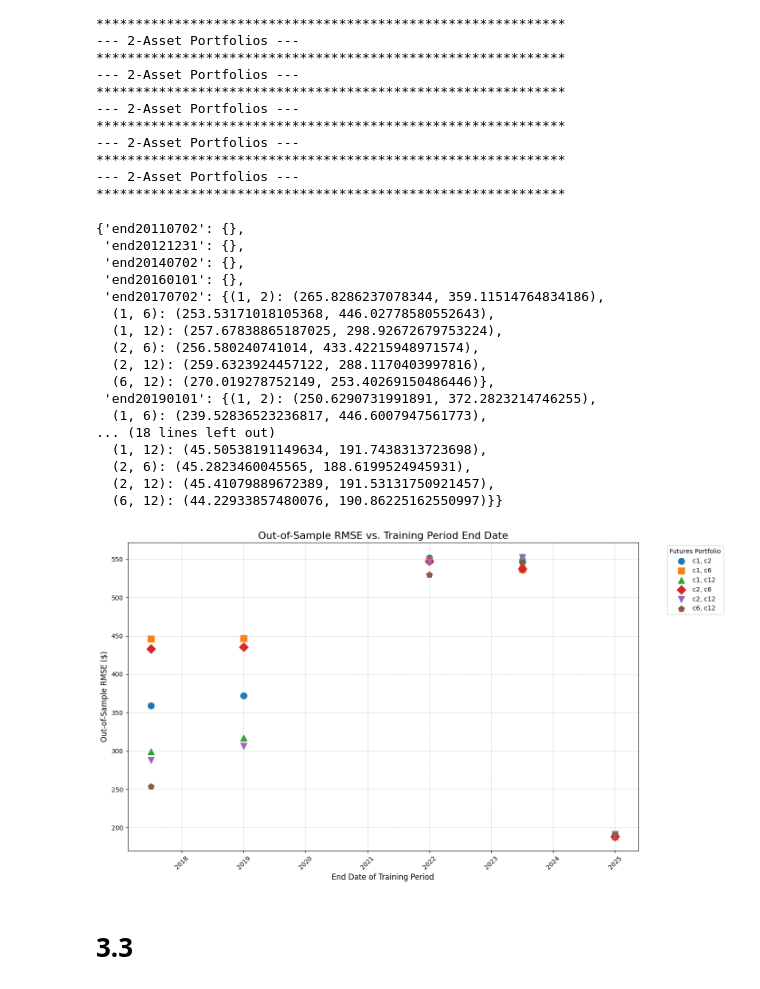
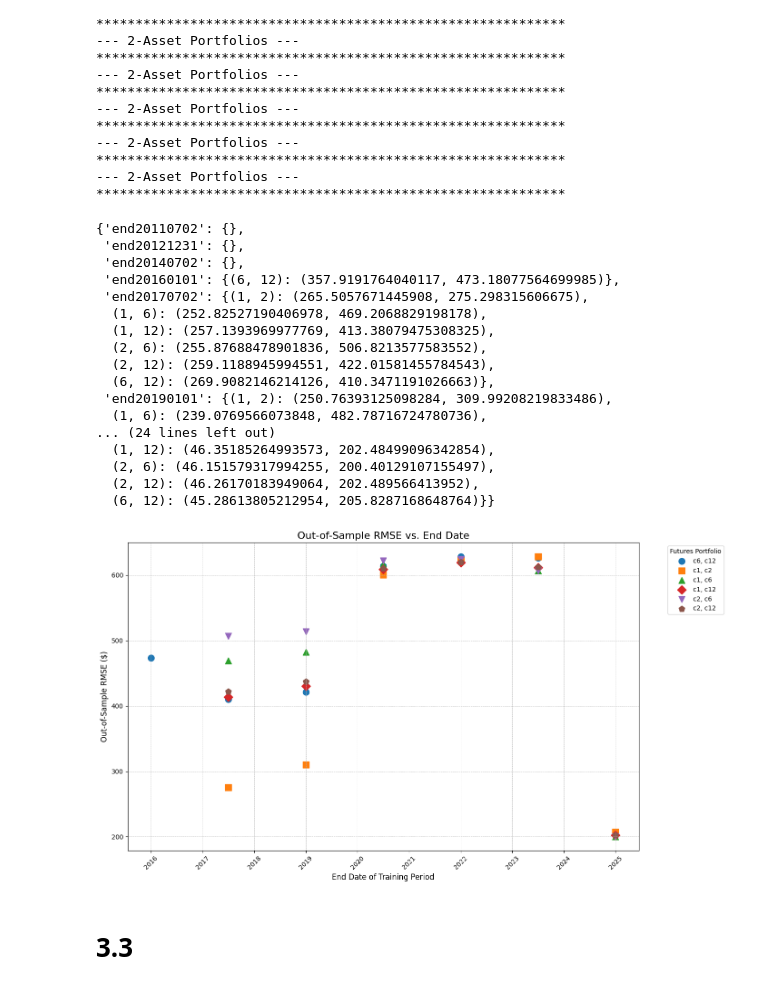
Before and after one commit to joeHollander/ETF-Research, a Jupyter notebook: main.ipynb, the cells around one changed output. Drawn from its saved outputs; the diff is of its cells as text; code cells hidden in the pictures.

Commit message:
dynamic replication

```diff
--- a/main.ipynb
+++ b/main.ipynb
@@ -318,7 +318,7 @@ unadj_contracts['c2'].loc["2025-7-25":]
 | 2025-07-30 00:00:00+00:00 | 35 | 1 | 42025107 | 3343.9 | 3346.4 | 3278.9 | 3295.4 | 3268 | GCU5 | ... |
 | 2025-07-31 00:00:00+00:00 | 35 | 1 | 42025107 | 3294.5 | 3325.1 | 3292.1 | 3298.6 | 2686 | GCU5 | ... |
 # %%
-def static_replication(maturities, contracts_df, spot_series, effr_series, start_date=None, end_date=None, verbose=False):
+def static_replication(maturities, contracts_df, spot_series, effr_series, start_date=None, end_date=None, verbose=False, variable_split_date=False):
     """
     Calculates optimal replication weights for a given set of futures maturities.
 
@@ -354,9 +354,14 @@ def static_replication(maturities, contracts_df, spot_series, effr_series, start
     analysis_df = aligned_prices[portfolio_keys + [benchmark_key]].dropna()
 
     # Step 3: Train/Test split
-    split_date = datetime.datetime(2024, 1, 1, tzinfo=pytz.UTC)
-    train_idx = analysis_df.index[analysis_df.index < split_date]
-    test_idx = analysis_df.index[analysis_df.index >= split_date]
+    if variable_split_date:
+        split_len = round(0.9 * len(analysis_df))
+        train_idx = analysis_df.iloc[:split_len].index
+        test_idx =  analysis_df.iloc[split_len:].index
+    else:
+        split_date = datetime.datetime(2024, 1, 1, tzinfo=pytz.UTC)
+        train_idx = analysis_df.index[analysis_df.index < split_date]
+        test_idx = analysis_df.index[analysis_df.index >= split_date]
 
     # Step 4: Normalize prices and solve for optimal weights
     base_prices = analysis_df.iloc[0]
@@ -396,7 +401,7 @@ def static_replication(maturities, contracts_df, spot_series, effr_series, start
     }
     return results
 # %%
-def run_and_print_replications(contracts, spot, effr, num_instruments_iter=range(1, 5), error_version=False):
+def run_and_print_replications(contracts, spot, effr, num_instruments_iter=range(1, 5), error_version=False, variable_split_date=False):
     """
     Runs static replication for 1, 2, 3, and 4-asset portfolios and prints the results.
 
@@ -411,7 +416,7 @@ def run_and_print_replications(contracts, spot, effr, num_instruments_iter=range
         for i in num_instruments_iter:
             print(f"--- {i}-Asset Portfolios ---")
             for maturities in combinations(all_maturities, i):
-                result = static_replication(maturities, contracts, spot, effr)
+                result = static_replication(maturities, contracts, spot, effr, variable_split_date=variable_split_date)
                 if result:
                     mat_str = ', '.join(f"c{m}" for m in maturities)
                     weights_str = [f'{w:.5f}' for w in result['weights'].values()]
@@ -425,7 +430,7 @@ def run_and_print_replications(contracts, spot, effr, num_instruments_iter=range
         for i in num_instruments_iter:
             print(f"--- {i}-Asset Portfolios ---")
             for maturities in combinations(all_maturities, i):
-                result = static_replication(maturities, contracts, spot, effr)
+                result = static_replication(maturities, contracts, spot, effr, variable_split_date=variable_split_date)
                 if result:
                     mat_str = ', '.join(f"c{m}" for m in maturities)
                     weights_str = [f'{w:.5f}' for w in result['weights'].values()]
@@ -829,7 +834,7 @@ def date_range(start, end, intervals_num):
 leverage_error_dict = {}
 
 for start, end in date_range("2010", "2025", 10):
-    leverage_error_dict[f"end{end}"] =  run_and_print_replications(unadj_contracts, leveraged_benchmarks[f"b2"].loc["2000":end], daily_effr, num_instruments_iter=[2], error_version=True)
+    leverage_error_dict[f"end{end}"] =  run_and_print_replications(unadj_contracts, leveraged_benchmarks[f"b2"].loc["2000":end], daily_effr, num_instruments_iter=[2], error_version=True, variable_split_date=True)
 # %% [output]
 --- 2-Asset Portfolios ---
 ************************************************************
@@ -857,20 +862,20 @@ leverage_error_dict
 {'end20110702': {},
  'end20121231': {},
  'end20140702': {},
- 'end20160101': {},
- 'end20170702': {(1, 2): (265.8286237078344, 359.11514764834186),
-  (1, 6): (253.53171018105368, 446.02778580552643),
-  (1, 12): (257.67838865187025, 298.92672679753224),
-  (2, 6): (256.580240741014, 433.42215948971574),
-  (2, 12): (259.6323924457122, 288.1170403997816),
-  (6, 12): (270.019278752149, 253.40269150486446)},
- 'end20190101': {(1, 2): (250.6290731991891, 372.2823214746255),
-  (1, 6): (239.52836523236817, 446.6007947561773),
-... (18 lines left out)
-  (1, 12): (45.50538191149634, 191.7438313723698),
-  (2, 6): (45.2823460045565, 188.6199524945931),
-  (2, 12): (45.41079889672389, 191.53131750921457),
-  (6, 12): (44.22933857480076, 190.86225162550997)}}
+ 'end20160101': {(6, 12): (357.9191764040117, 473.18077564699985)},
+ 'end20170702': {(1, 2): (265.5057671445908, 275.298315606675),
+  (1, 6): (252.82527190406978, 469.2068829198178),
+  (1, 12): (257.1393969977769, 413.38079475308325),
+  (2, 6): (255.87688478901836, 506.8213577583552),
+  (2, 12): (259.1188945994551, 422.01581455784543),
+  (6, 12): (269.9082146214126, 410.3471191026663)},
+ 'end20190101': {(1, 2): (250.76393125098284, 309.99208219833486),
+  (1, 6): (239.0769566073848, 482.78716724780736),
+... (24 lines left out)
+  (1, 12): (46.35185264993573, 202.48499096342854),
+  (2, 6): (46.151579317994255, 200.40129107155497),
+  (2, 12): (46.26170183949064, 202.489566413952),
+  (6, 12): (45.28613805212954, 205.8287168648764)}}
 # %%
 dates = []
 rmses = []
@@ -897,35 +902,35 @@ plot_df = pd.DataFrame({
 })
 
 # Create the scatter plot
 plt.figure(figsize=(14, 8))
 
 # Plot each portfolio's data with a different marker for clarity
 unique_portfolios = plot_df['Portfolio'].unique()
 markers = ['o', 's', '^', 'D', 'v', 'p']  # List of different marker styles
 
 for i, portfolio_name in enumerate(unique_portfolios):
     subset = plot_df[plot_df['Portfolio'] == portfolio_name]
     plt.scatter(
         subset['End Date'],
         subset['Out-of-Sample RMSE'],
         label=portfolio_name,
         marker=markers[i % len(markers)],
         s=100  # Adjust the size of the markers
     )
 
 # Formatting the plot for readability
-plt.title('Out-of-Sample RMSE vs. Training Period End Date', fontsize=16)
+plt.title('Out-of-Sample RMSE vs. End Date', fontsize=16)
 plt.xlabel('End Date of Training Period', fontsize=12)
 plt.ylabel('Out-of-Sample RMSE ($)', fontsize=12)
 plt.legend(title='Futures Portfolio', bbox_to_anchor=(1.05, 1), loc='upper left')
 plt.grid(True, which='both', linestyle='--', linewidth=0.5)
 plt.xticks(rotation=45)
 plt.tight_layout()  # Adjust plot to prevent labels from overlapping
 
 # Show the plot
 plt.show()
 # %% [output]
-[figure, old version]
+[figure, new version]
 # %% [markdown]
 # 3.3
 # %%
```
Also changed, not shown: parts of 5 cells of this notebook, 5 other files.
